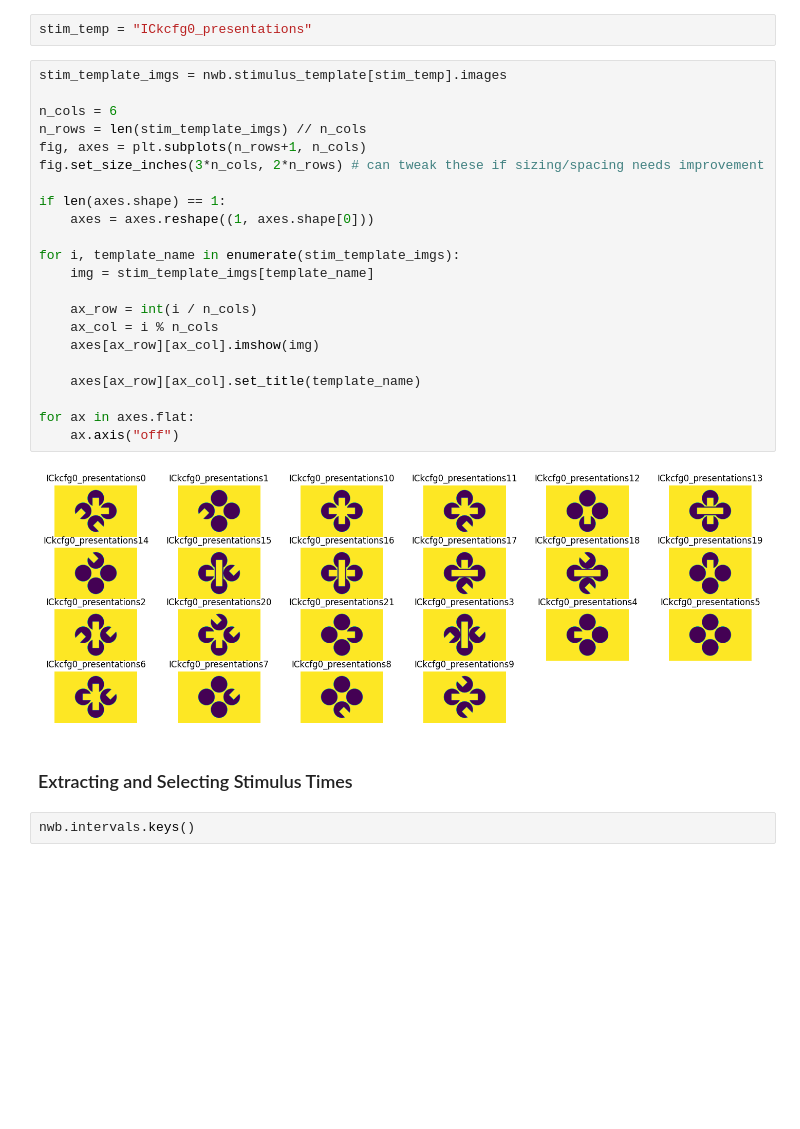
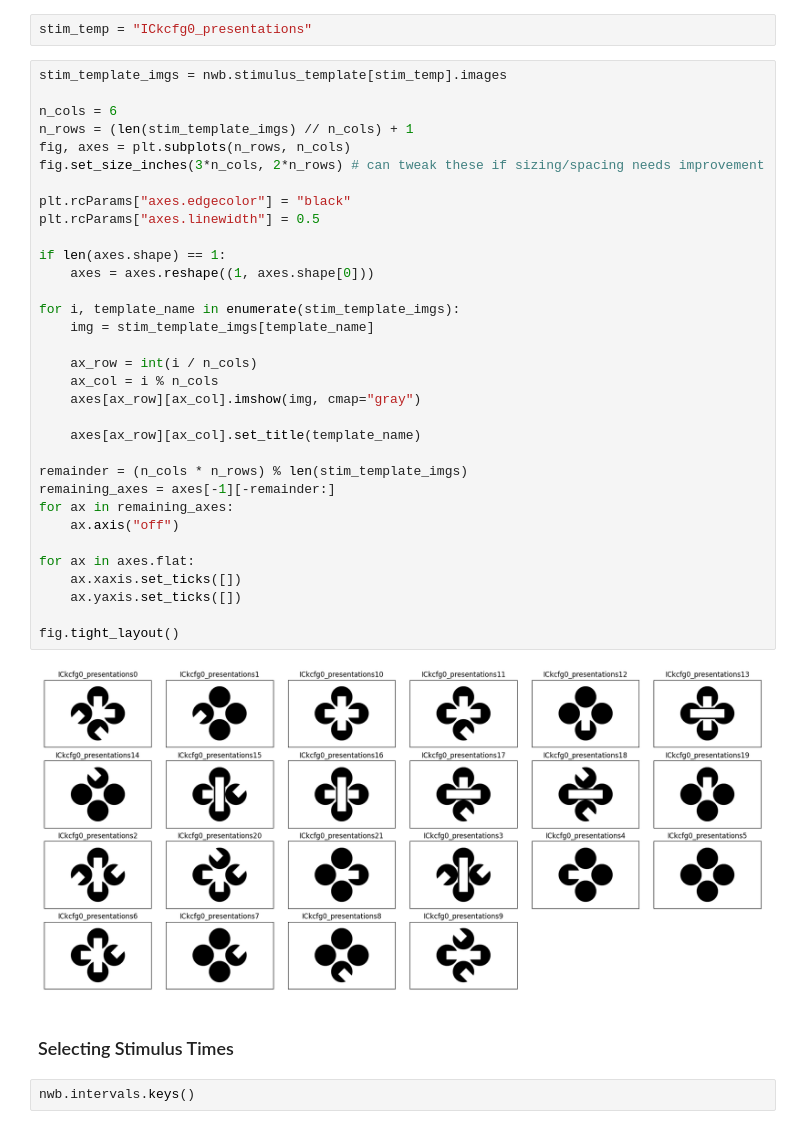
Before and after one commit to AllenInstitute/openscope_databook, a Jupyter notebook: docs/experiments/illusion.ipynb, the cells around one changed output. Cells and saved outputs as stored; diff of their text form; blank space fills up the shorter version.

```diff
--- a/docs/experiments/illusion.ipynb
+++ b/docs/experiments/illusion.ipynb
@@ -46,29 +70,40 @@ stim_temp = "ICkcfg0_presentations"
 # %%
 stim_template_imgs = nwb.stimulus_template[stim_temp].images
 
 n_cols = 6
-n_rows = len(stim_template_imgs) // n_cols
-fig, axes = plt.subplots(n_rows+1, n_cols)
+n_rows = (len(stim_template_imgs) // n_cols) + 1
+fig, axes = plt.subplots(n_rows, n_cols)
 fig.set_size_inches(3*n_cols, 2*n_rows) # can tweak these if sizing/spacing needs improvement
+
+plt.rcParams["axes.edgecolor"] = "black"
+plt.rcParams["axes.linewidth"] = 0.5
 
 if len(axes.shape) == 1:
     axes = axes.reshape((1, axes.shape[0]))
 
 for i, template_name in enumerate(stim_template_imgs):
     img = stim_template_imgs[template_name]
 
     ax_row = int(i / n_cols)
     ax_col = i % n_cols
-    axes[ax_row][ax_col].imshow(img)
+    axes[ax_row][ax_col].imshow(img, cmap="gray")
 
     axes[ax_row][ax_col].set_title(template_name)
 
+remainder = (n_cols * n_rows) % len(stim_template_imgs)
+remaining_axes = axes[-1][-remainder:]
+for ax in remaining_axes:
+    ax.axis("off")
+
 for ax in axes.flat:
-    ax.axis("off")
+    ax.xaxis.set_ticks([])
+    ax.yaxis.set_ticks([])
+
+fig.tight_layout()
 # %% [output]
-[figure, old version]
+[figure, new version]
 # %% [markdown]
-### Extracting and Selecting Stimulus Times
+### Selecting Stimulus Times
 # %%
 nwb.intervals.keys()
 # %% [output]
```
Also changed, not shown: parts of 7 cells of this notebook, 1 other file.
